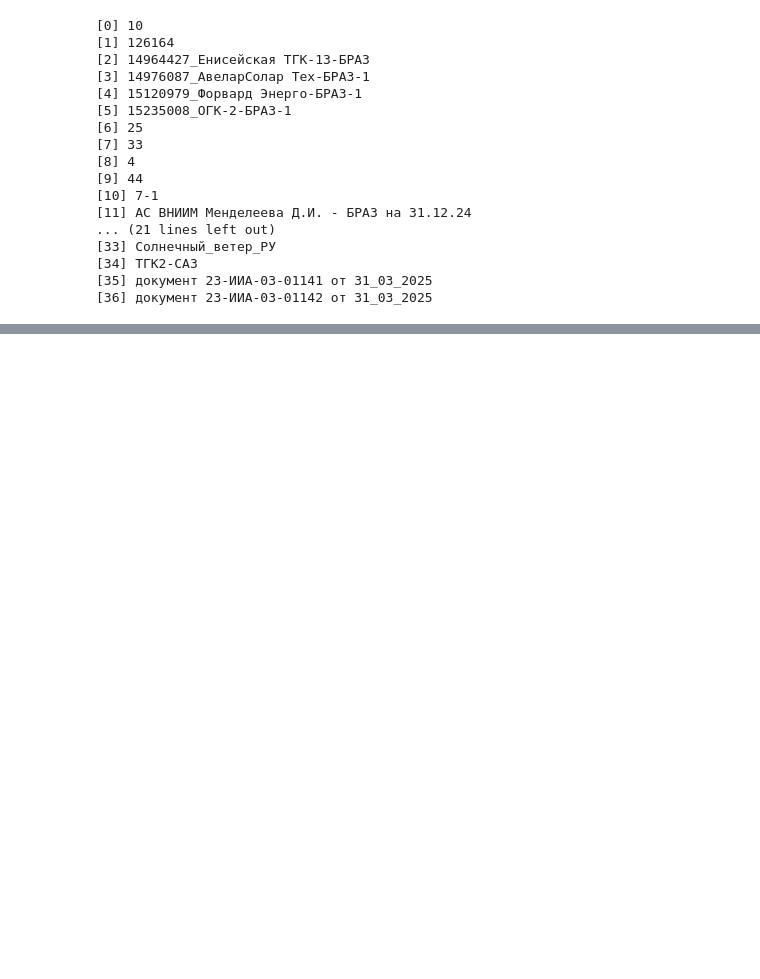
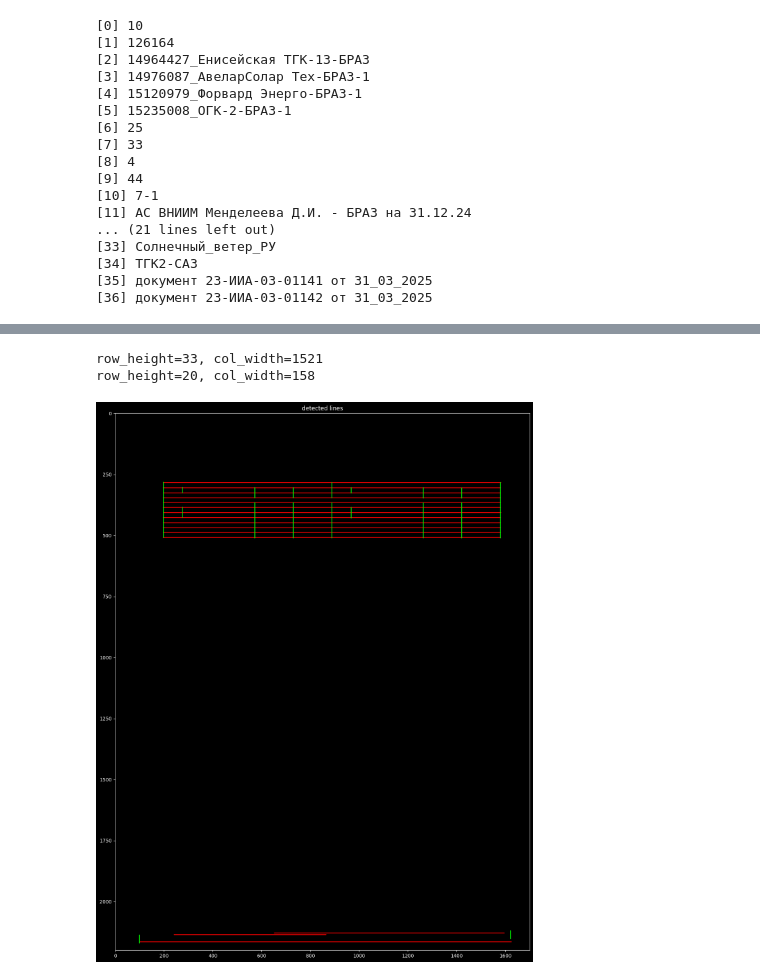
Before and after one commit to SergeyKrasnoslobodtsev/recon_vision, a Jupyter notebook: notebooks/test_table_mask.ipynb, the cells around one changed output, grey strips where cells are left out. Drawn from its saved outputs; the diff is of its cells as text; code cells hidden in the pictures; blank space fills up the shorter version.

```diff
--- a/notebooks/test_table_mask.ipynb
+++ b/notebooks/test_table_mask.ipynb
@@ -105,0 +194,51 @@ plt.show()
+# %%
+# detected lines
+rho = 1  # дистанция разрешающего элемента в пикселях
+theta = np.pi / 180  # угловое разрешение в радианах сетки Хафа
+threshold = 15  # минимальное количество голосов (пересечений в ячейке сетки Хафа)
+
+max_line_gap = 20  # максимальный разрыв в пикселях между соединяемыми сегментами линий
+line_image = np.copy(img) * 0  # создание пустого изображения для рисования линий
+
+roi_vertical = []
+roi_horizontal = []
+for x, y, w, h in bboxes:
+    roi_vertical.append(vertical_lines[y:y+h, x:x+w])
+    roi_horizontal.append(horizontal_lines[y:y+h, x:x+w])
+
+for (bx, by, bw, bh), v_roi, h_roi in zip(bboxes, roi_vertical, roi_horizontal, strict=False):
+    h_lines = cv2.HoughLinesP(h_roi, rho, theta, threshold, np.array([]),
+                              bw // 4, bw // 8)
+    if h_lines is not None:
+        ys = merge_close(h_lines[:, 0, 1], gap=5)
+        row_height = int(np.median(np.diff(ys)))
+
+    v_lines = cv2.HoughLinesP(v_roi, rho, theta, threshold, np.array([]),
+                              row_height, row_height * 0.1)
+    if v_lines is not None:
+        xs = merge_close(v_lines[:, 0, 0], gap=5)
+        col_width = int(np.median(np.diff(xs)))
+
+    print(f"row_height={row_height}, col_width={col_width}")
+
+    h_merged = group_and_merge(h_lines, coord_idx=1, seg_idx=0, gap_cluster=3, gap_merge=col_width * 0.8)
+    v_merged = group_and_merge(v_lines, coord_idx=0, seg_idx=1, gap_cluster=3, gap_merge=row_height // 2)
+
+    for y, segs in h_merged.items():
+        for s, e in segs:
+            cv2.line(line_image, (bx+s, by+y), (bx+e, by+y), (255, 0, 0), 2)
+
+    for x, segs in v_merged.items():
+        for s, e in segs:
+            cv2.line(line_image, (bx+x, by+s), (bx+x, by+e), (0, 255, 0), 2)
+
+
+
+plt.figure(figsize=(30, 20))
+plt.imshow(line_image)
+plt.title('detected lines')
+plt.show()
+# %% [output]
+row_height=33, col_width=1521
+row_height=20, col_width=158
+[figure, added]
```
Also changed, not shown: parts of 15 cells of this notebook, 1 other file.
